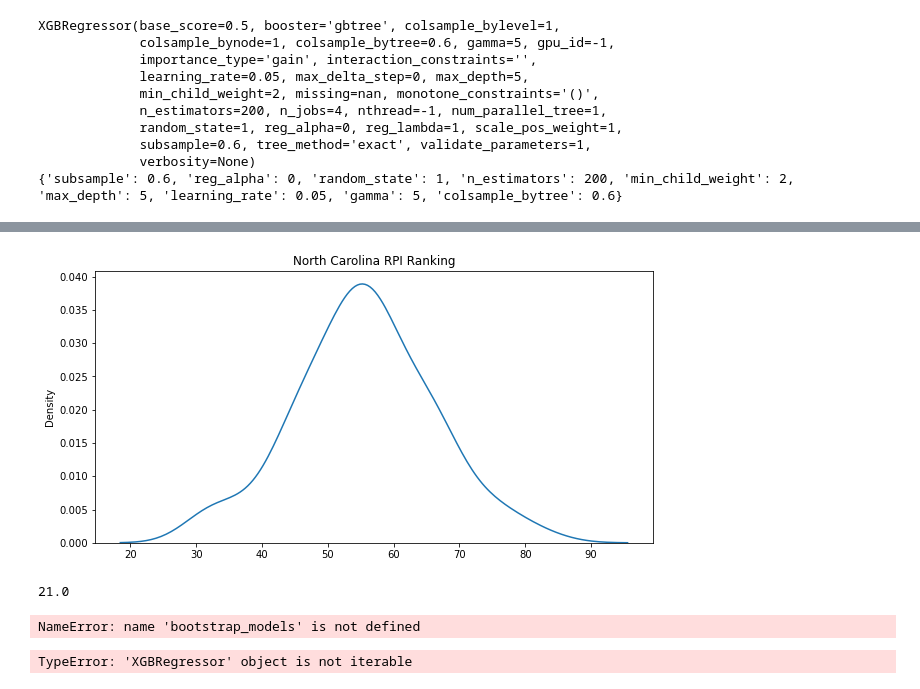
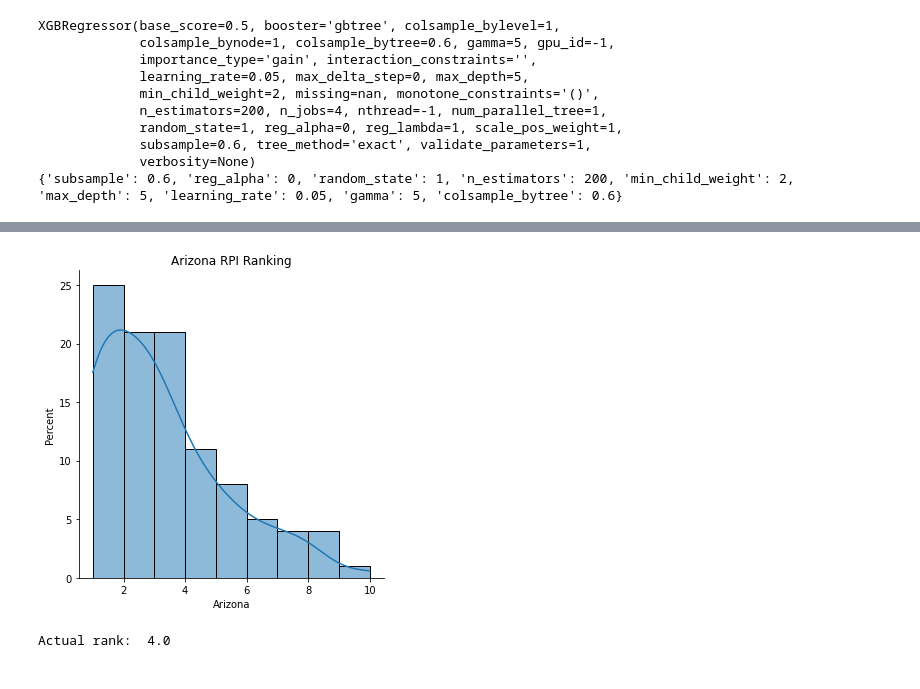
Before and after one commit to koeunlim/Capstone_Softball, a Jupyter notebook: 05_NCAA_Softball_Model1_XGBoost_RPI_famd.ipynb, the cells around one changed output, grey strips where cells are left out. Saved outputs shown, nothing was run; the diff lists cells and outputs as text; code cells hidden in the pictures.

```diff
--- a/05_NCAA_Softball_Model1_XGBoost_RPI_famd.ipynb
+++ b/05_NCAA_Softball_Model1_XGBoost_RPI_famd.ipynb
@@ -248,13 +249,28 @@ best_xgbmodel = random_search1.best_estimator_
 # boostrap resampling to generate prediction probability
 n_bootstrap = 100
 
-idx_ex = 0
-y_ex = y_test.iloc[idx_ex]
-X_ex = pd.DataFrame(X_test.iloc[[idx_ex]])
-y_ex_est = []
 for i_b in range(n_bootstrap):
     idx_resample =  resample(range(len(y_train)), replace=True, n_samples=len(y_train))
     X_i = X_train.iloc[idx_resample]
     y_i = y_train.iloc[idx_resample]
     best_xgbmodel.fit(X_i,y_i)
-    y_ex_est = np.append(y_ex_est,int(best_xgbmodel.predict(X_ex)))
+    fname_i = 'XGBoost_RPI/xgbmodel_rpi_bs_' + str(i_b) + '.obj'
+    file_i = open(fname_i,'wb')
+    pickle.dump(best_xgbmodel,file_i)
+# %%
+n_bootstrap = 100
+
+y_ex = y_test
+X_ex = pd.DataFrame(X_test)
+df_y_ex = pd.DataFrame()
+for i_b in range(n_bootstrap):
+    fname_i = 'XGBoost_RPI/xgbmodel_rpi_bs_' + str(i_b) + '.obj'
+    file_i = open(fname_i,'rb')
+    best_xgbmodel = pickle.load(file_i)
+    y_ex_est = pd.Series(best_xgbmodel.predict(X_ex))
+    df_y_ex = df_y_ex.append(y_ex_est,ignore_index = True)
+
+df_y_ex.columns = X_College_2019
+# %%
+df_y_rank = df_y_ex.rank(axis=1)
+df_y_rank
@@ -261,33 +295,12 @@ for i_b in range(n_bootstrap):
 # %%
-sn.kdeplot(data=y_ex_est,bw_adjust=1)
-plt.title(X_College_2019[X_ex.index].iloc[0] + ' RPI Ranking')
+idx_ex = 3
+college = df_y_rank.columns[idx_ex]
+bins = int(np.max(df_y_rank[college]) - np.min(df_y_rank[college]))
+sn.displot(data=df_y_rank,x=college,kde=True,bins=bins)
+plt.title(college + ' RPI Ranking')
+plt.ylabel('Percent')
 plt.show()
-print(y_ex)
+print('Actual rank: ', y_ex[idx_ex])
 # %% [output]
-[figure, old version]
+[figure, new version]
-21.0
+Actual rank:  4.0
-# %%
-n_bootstrap = 100
-X_train, X_test, y_train, y_test = train_test_split(X, y, test_size=0.1)
-
-idx_ex = 20
-y_ex = y_test.iloc[idx_ex]
-X_ex = pd.DataFrame(X_test.iloc[[idx_ex]])
-y_ex_est = []
-boostrap_models = list()
-for i_b in range(n_bootstrap):
-    idx_resample =  resample(range(len(y_train)), replace=True, n_samples=len(y_train))
-    X_i = X_train.iloc[idx_resample]
-    y_i = y_train.iloc[idx_resample]
-    bootstrap_models = bootstrap_models.append(best_xgbmodel.fit(X_i,y_i))
-    #y_ex_est = np.append(y_ex_est,int(best_xgbmodel.predict(X_ex)))
-# %% [output]
-NameError: name 'bootstrap_models' is not defined
-# %%
-
-
-object_pi = math.pi
-file_pi = open('filename_pi.obj', 'w')
-pickle.dump(object_pi, file_pi)
-# %% [output]
-TypeError: 'XGBRegressor' object is not iterable
```
Also changed, not shown: parts of 3 cells of this notebook.
